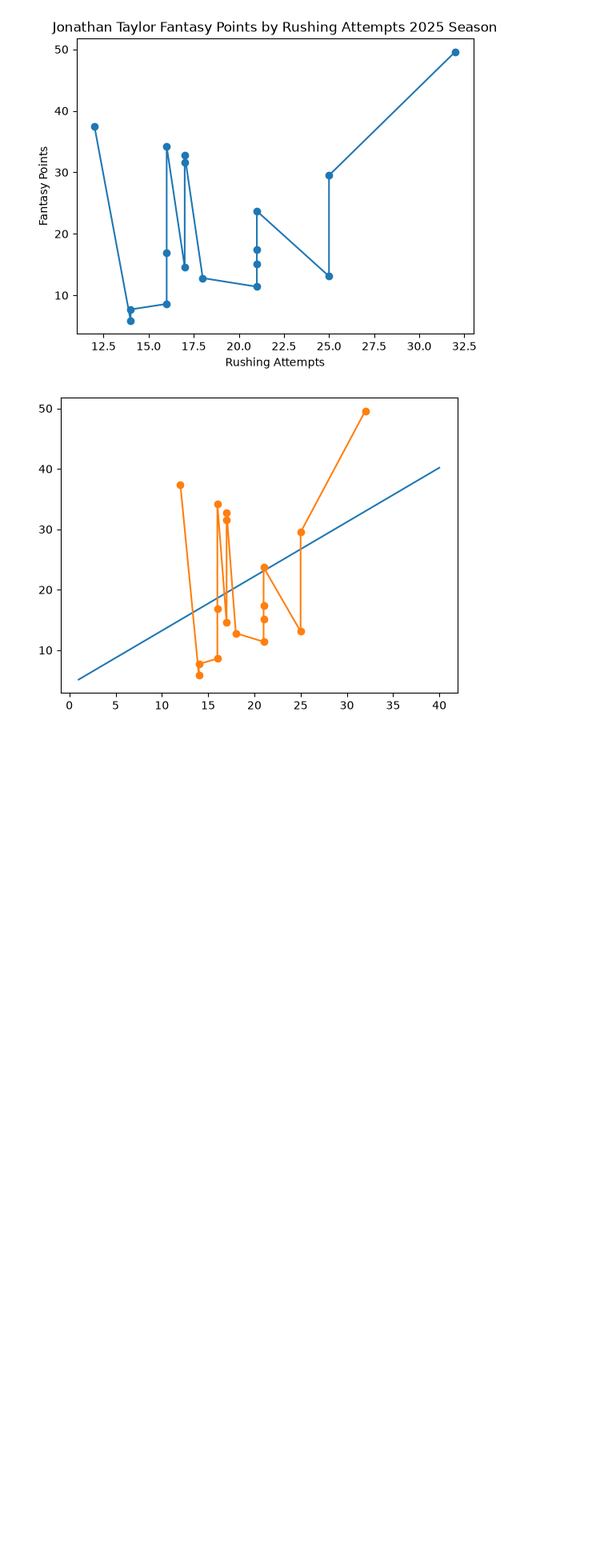
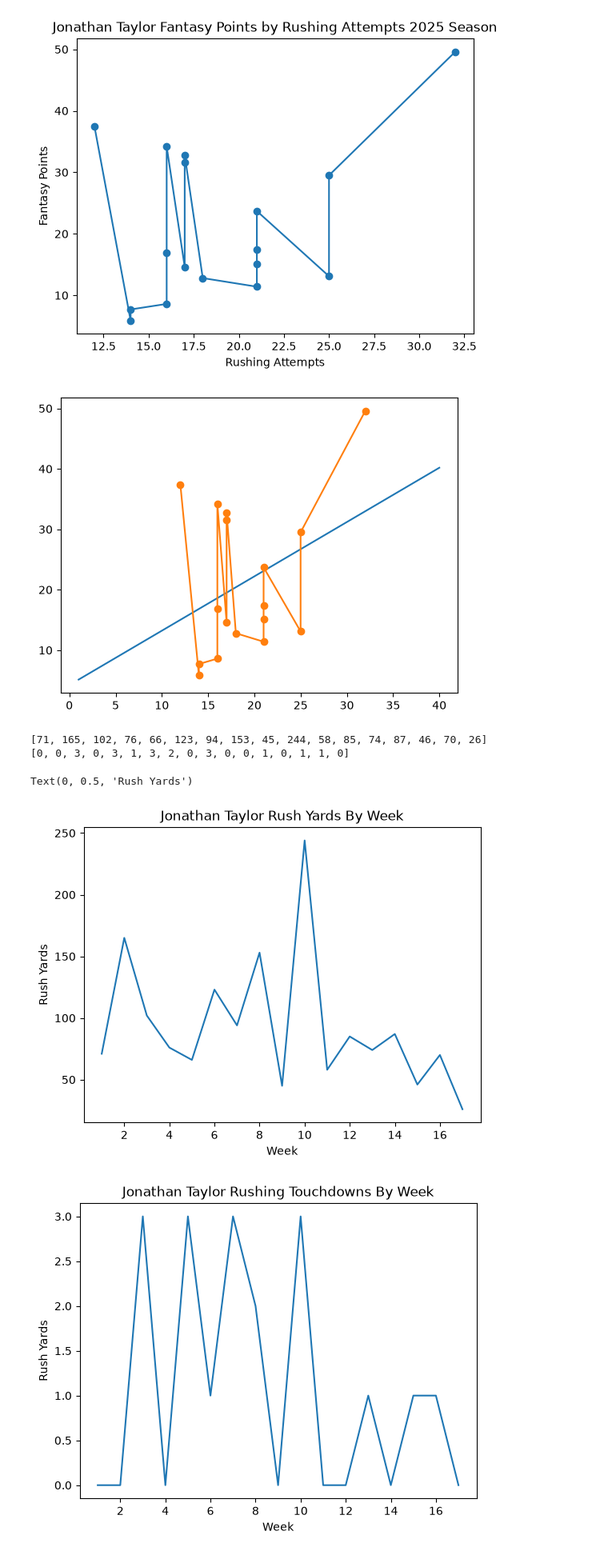
Before and after one commit to shashjoshi/ffplayerpoints, a Jupyter notebook: libtest.ipynb, the cells around one changed output. Shown at 80% size. Cells and saved outputs as stored; diff of their text form; code cells hidden in the pictures; blank space fills up the shorter version.

```diff
--- a/libtest.ipynb
+++ b/libtest.ipynb
@@ -102,3 +138,33 @@ plt.show()
 [figure]
 # %%
 #This only considers one feature - Rushing Attempts. Lets try the same thing with more features
+#Pull more stats - Rush yards, Rush touchdowns
+
+#Rush Yards
+JTngsRY = JTngs["rush_yards"].to_list()
+JTngsRYbyweek = JTngsRY[1:]
+print(JTngsRYbyweek)
+
+#Rush Touchdowns
+JTngsRT = JTngs["rush_touchdowns"].to_list()
+JTngsRTbyweek = JTngsRT[1:]
+print(JTngsRTbyweek)
+
+#Plot Each
+plt.figure(1)
+plt.plot(range(1, len(JTngsRYbyweek)+1),JTngsRYbyweek)
+plt.title("Jonathan Taylor Rush Yards By Week")
+plt.xlabel("Week")
+plt.ylabel("Rush Yards")
+
+plt.figure(2)
+plt.plot(range(1, len(JTngsRTbyweek)+1), JTngsRTbyweek)
+plt.title("Jonathan Taylor Rushing Touchdowns By Week")
+plt.xlabel("Week")
+plt.ylabel("Rush Yards")
+# %% [output]
+[71, 165, 102, 76, 66, 123, 94, 153, 45, 244, 58, 85, 74, 87, 46, 70, 26]
+[0, 0, 3, 0, 3, 1, 3, 2, 0, 3, 0, 0, 1, 0, 1, 1, 0]
+Text(0, 0.5, 'Rush Yards')
+[figure, added]
+[figure, added]
```
Also changed, not shown: parts of 10 cells of this notebook.
